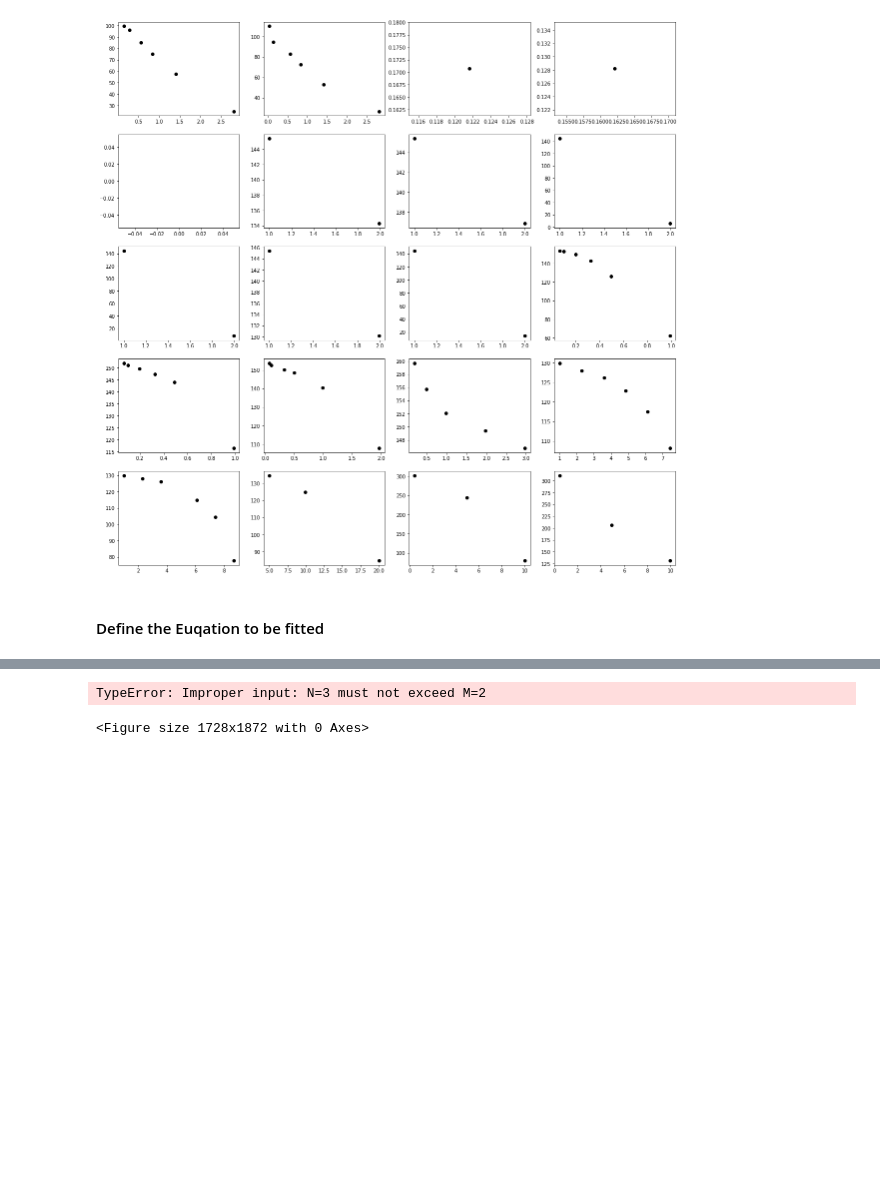
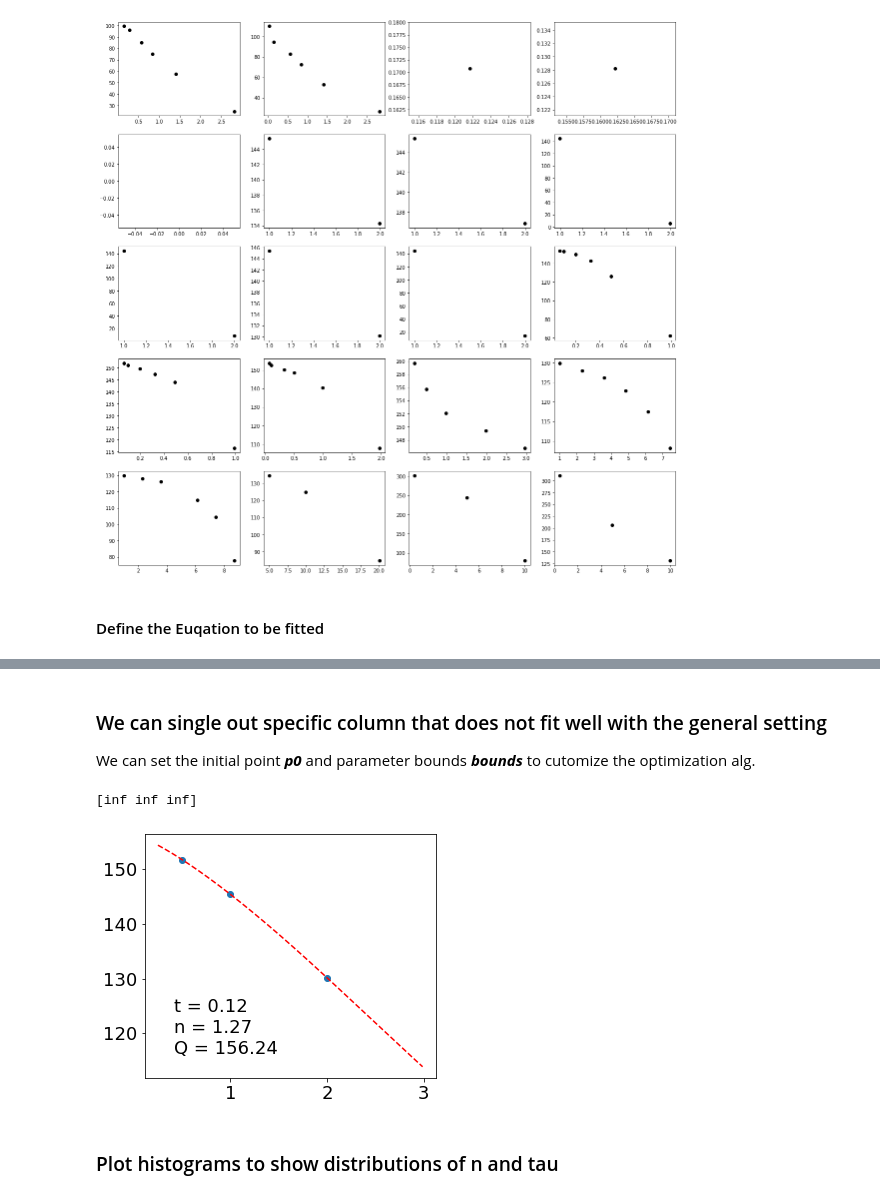
Before and after one commit to BatteryDesign/BatteryRateCap, a Jupyter notebook: Rate_Capacity_Fit.ipynb, the cells around one changed output, grey strips where cells are left out. Drawn from its saved outputs; the diff is of its cells as text; code cells hidden in the pictures; blank space fills up the shorter version.

Commit message:
Compiled fitting parameters to dataframes

```diff
--- a/Rate_Capacity_Fit.ipynb
+++ b/Rate_Capacity_Fit.ipynb
@@ -185,27 +170,35 @@ for i in range(int(len(df.columns)/2)):
+# %% [markdown]
+### We can single out specific column that does not fit well with the general setting
+We can set the initial point ***p0*** and parameter bounds ***bounds*** to cutomize the optimization alg.
 # %%
 matplotlib.rcParams.update({'font.size': 18})
 fig = plt.figure(figsize=(24,26))
 
-R = df.iloc[:,18].values[1:]
+# Specify case/dataset number and locate the R and y values
+i=9
+R = df.iloc[:,2*i].values[0:]
 R = R[~pd.isnull(R)]
-y = df.iloc[:,19].values[1:]
+y = df.iloc[:,2*i+1].values[0:]
 y = y[~pd.isnull(y)]
 
-par, cov = curve_fit(objective, R, y, p0=[100,1,100])
+par, cov = curve_fit(objective, R, y, p0=[100,0.4,100])#, bounds=([-1, 0, 0],[np.inf, 10, 500]))
 t,n,Q = par
 std = np.sqrt(np.diag(cov))
 labs = 't = ' + f'{t:.2f}' +'\nn = ' + f'{n:.2f}'+'\nQ = ' + f'{Q:.2f}'
 ax = plt.subplot(5, 4, i+1)
 plt.text(0.1, 0.1, labs, transform=ax.transAxes)
 ax = plot_fit(R, y, t, n, Q)
 print(std)
 
+# Update the output fitting parameter
 list_of_t[9] = t
 list_of_n[9] = n
 list_of_Q[9] = Q
 # %% [output]
-TypeError: Improper input: N=3 must not exceed M=2
+[inf inf inf]
-<Figure size 1728x1872 with 0 Axes>
+[figure, added]
+# %% [markdown]
+### Plot histograms to show distributions of n and tau
 # %%
 matplotlib.rcParams.update({'font.size': 20})
 fig = plt.figure(figsize=(16,6))
```
Also changed, not shown: parts of 20 cells of this notebook.
